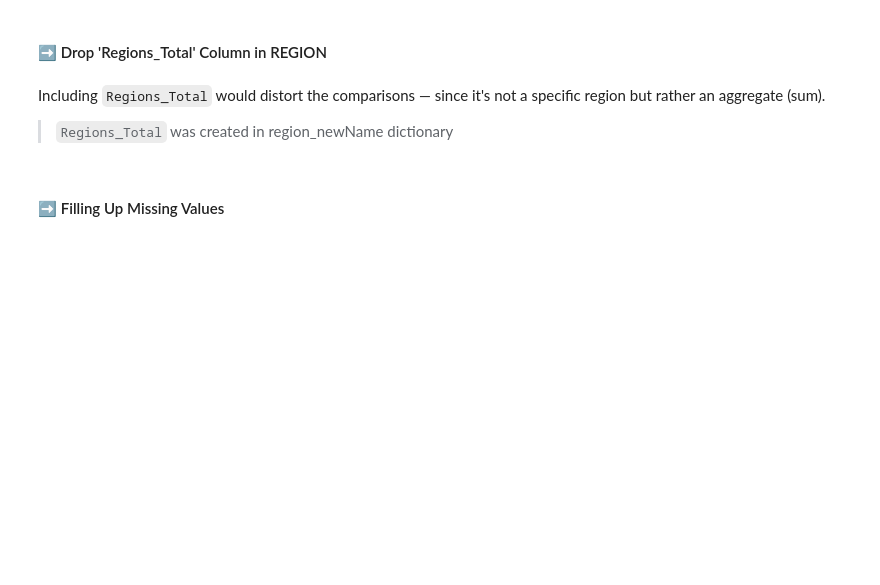
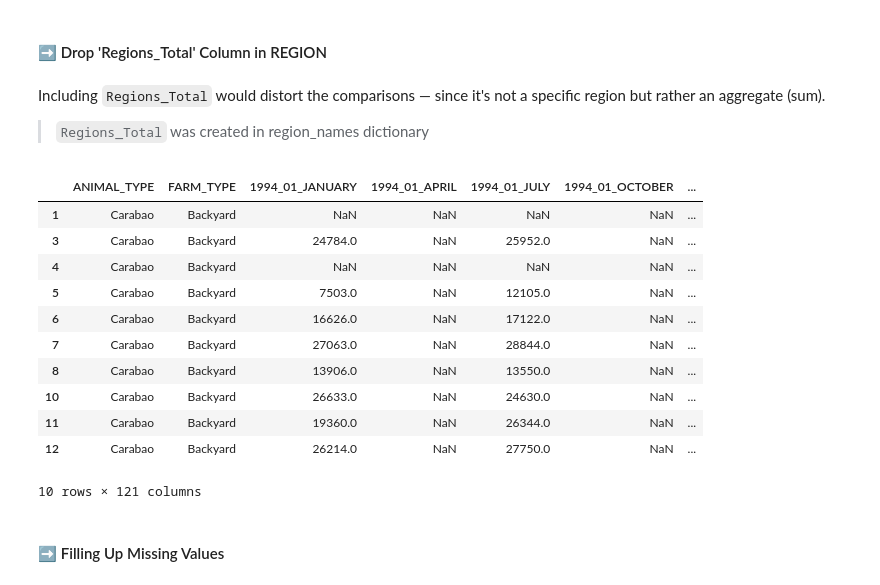
Before and after one commit to alpacaShiro/Livestock_Lifelines, a Jupyter notebook: Group2_4CSC_LivestockLifelines.ipynb, the cells around one changed output. Saved outputs shown, nothing was run; the diff lists cells and outputs as text; code cells hidden in the pictures; blank space fills up the shorter version.

```diff
--- a/Group2_4CSC_LivestockLifelines.ipynb
+++ b/Group2_4CSC_LivestockLifelines.ipynb
@@ -570,7 +623,7 @@ array(['N/A', 'Abra', 'Apayao', 'Benguet', 'Ifugao', 'Kalinga',
 #### ➡️ Drop 'Regions_Total' Column in REGION
 # %% [markdown]
 Including `Regions_Total` would distort the comparisons — since it's not a specific region but rather an aggregate (sum).
-> `Regions_Total` was created in region_newName dictionary
+> `Regions_Total` was created in region_names dictionary
 # %%
 df_livestock = df_livestock[(df_livestock['REGION'] != 'Regions_Total')]
 # %%
@@ -577,4 +633,21 @@ df_livestock = df_livestock[(df_livestock['REGION'] != 'Regions_Total')]
 df_livestock = df_livestock[(df_livestock['REGION'] == 'NCR') | (df_livestock['PROVINCE'] != 'N/A')]
+# %%
+# Checking dataframe again.
+
+df_livestock.head(10)
+# %% [output]
+|  | ANIMAL_TYPE | FARM_TYPE | 1994_01_JANUARY | 1994_01_APRIL | 1994_01_JULY | 1994_01_OCTOBER | ... |
+| 1 | Carabao | Backyard | NaN | NaN | NaN | NaN | ... |
+| 3 | Carabao | Backyard | 24784.0 | NaN | 25952.0 | NaN | ... |
+| 4 | Carabao | Backyard | NaN | NaN | NaN | NaN | ... |
+| 5 | Carabao | Backyard | 7503.0 | NaN | 12105.0 | NaN | ... |
+| 6 | Carabao | Backyard | 16626.0 | NaN | 17122.0 | NaN | ... |
+| 7 | Carabao | Backyard | 27063.0 | NaN | 28844.0 | NaN | ... |
+| 8 | Carabao | Backyard | 13906.0 | NaN | 13550.0 | NaN | ... |
+| 10 | Carabao | Backyard | 26633.0 | NaN | 24630.0 | NaN | ... |
+| 11 | Carabao | Backyard | 19360.0 | NaN | 26344.0 | NaN | ... |
+| 12 | Carabao | Backyard | 26214.0 | NaN | 27750.0 | NaN | ... |
+10 rows × 121 columns
 # %% [markdown]
 #### ➡️ Filling Up Missing Values
 # %% [markdown]
```
Also changed, not shown: parts of 39 cells of this notebook.
